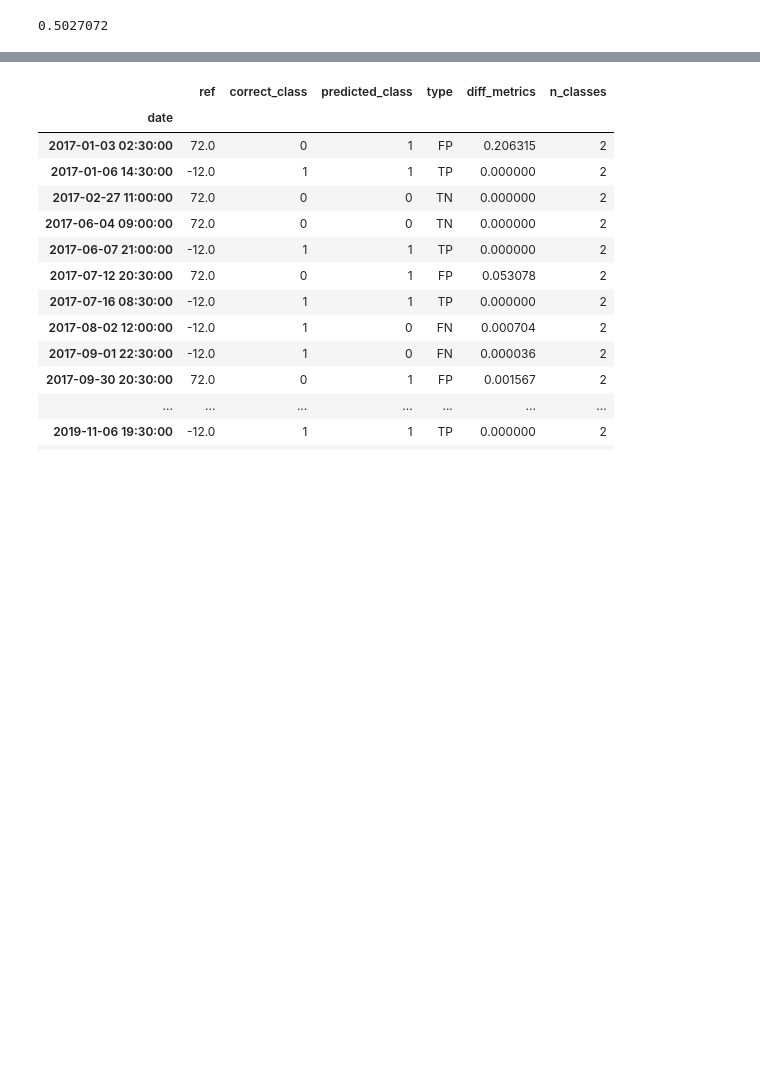
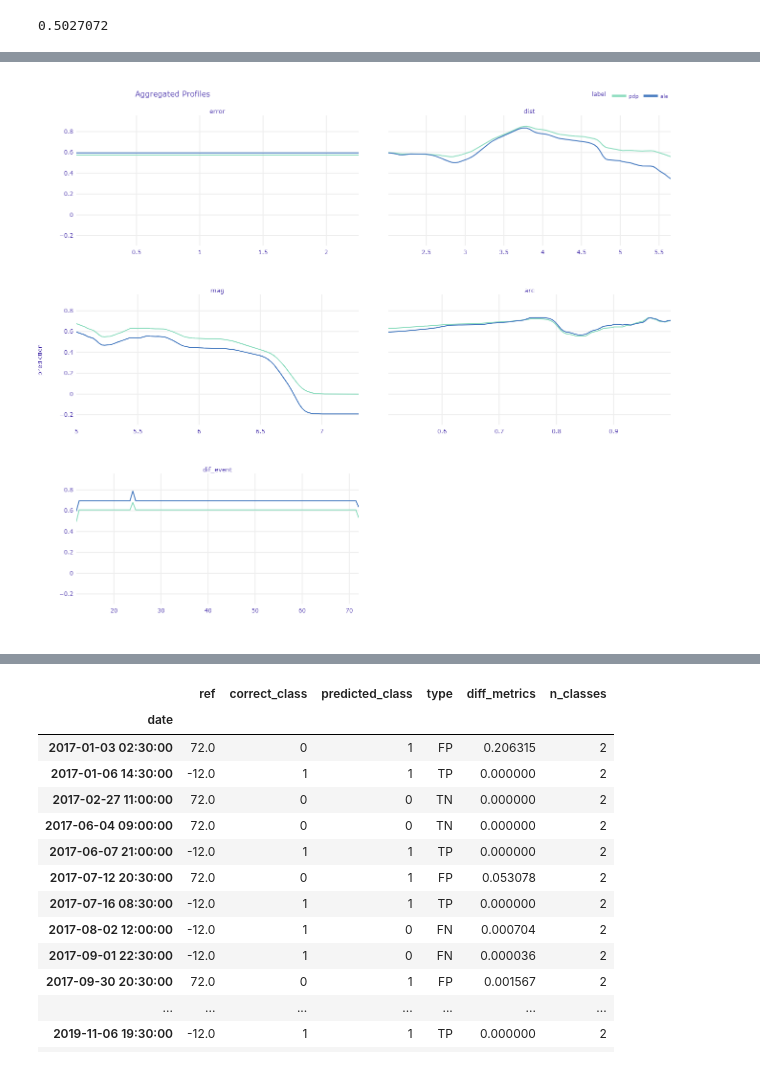
Before and after one commit to carloscanodomingo/NeuralProphetEQ, a Jupyter notebook: neuralProphet.ipynb, the cells around one changed output, grey strips where cells are left out. Drawn from its saved outputs; the diff is of its cells as text; code cells hidden in the pictures; blank space fills up the shorter version.

```diff
--- a/neuralProphet.ipynb
+++ b/neuralProphet.ipynb
@@ -319,3 +416,7 @@ NPw.print_df(df_out)
+# %%
+pdp_num.plot(ale_num)
+# %% [output]
+[figure, added]
 # %%
 path_list = list(Path(dir_path).rglob("*.csv"))
 current_file = path_list[1]
```
Also changed, not shown: parts of 18 cells of this notebook, 50 other files.
